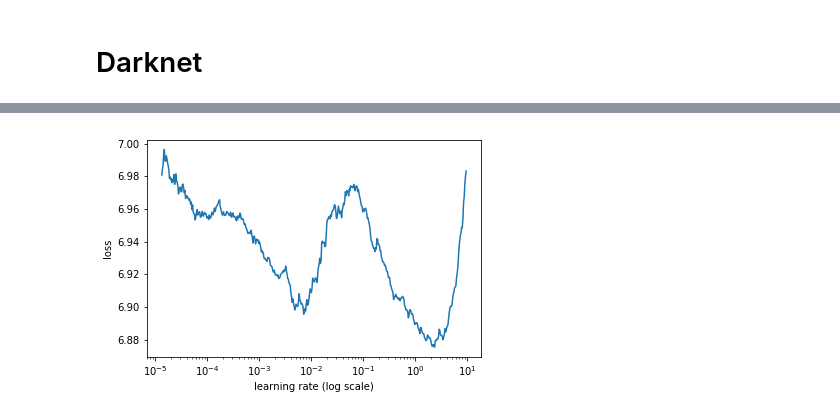
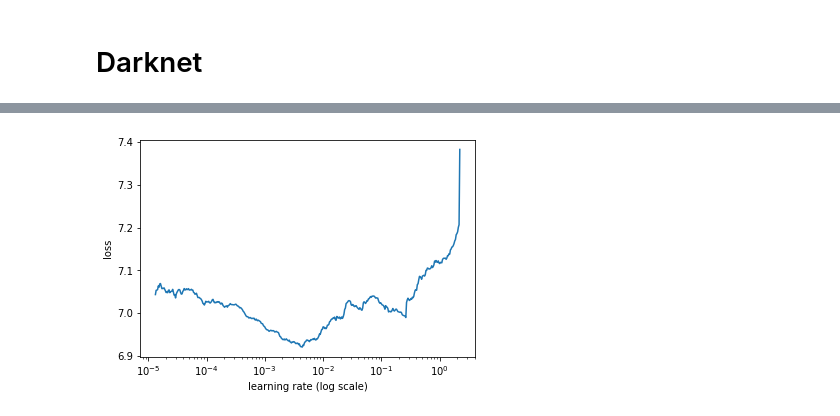
Before and after one commit to sgugger/Deep-Learning, a Jupyter notebook: Resnet 50 and Darknet 53.ipynb, the cells around one changed output, grey strips where cells are left out. Cells and saved outputs as stored; diff of their text form; code cells hidden in the pictures.

```diff
--- a/Resnet 50 and Darknet 53.ipynb
+++ b/Resnet 50 and Darknet 53.ipynb
@@ -245,30 +245,31 @@ preactresnet50 = PreActResNet([3,4,6,3])
 # %% [markdown]
 # Darknet
 # %%
-class ConvBN(nn.Module):#convolutional layer then Batchnorm
-
+class ConvBN(nn.Module):
+    #convolutional layer then Batchnorm
     def __init__(self, ch_in, ch_out, kernel_size = 3, stride=1, padding=0):
         super().__init__()
         self.conv = nn.Conv2d(ch_in, ch_out, kernel_size=kernel_size, stride=stride, padding=padding, bias=False)
-        self.bn = nn.BatchNorm2d(ch_out)
+        self.bn = nn.BatchNorm2d(ch_out, momentum=0.01)
 
     def forward(self, x):
-        return self.bn(self.conv(x))
+        return F.leaky_relu(self.bn(self.conv(x)), negative_slope=0.1)
 # %%
-class DarknetBlock(nn.Module):#The basic blocs.
-
+class DarknetBlock(nn.Module):
+    #The basic blocs.
     def __init__(self, ch_in):
         super().__init__()
         ch_hid = ch_in//2
         self.conv1 = ConvBN(ch_in, ch_hid, kernel_size=1, stride=1, padding=0)
         self.conv2 = ConvBN(ch_hid, ch_in, kernel_size=3, stride=1, padding=1)
+
     def forward(self, x):
-        out = F.leaky_relu(self.conv1(x),0.1)
+        out = self.conv1(x)
         out = self.conv2(out)
-        out += x
-        return F.leaky_relu(out)
+        return out + x
 # %%
-class Darknet(nn.Module):#Table 1 from the YOLOv3 paper
+class Darknet(nn.Module):
+    #Replicates the table 1 from the YOLOv3 paper
     def __init__(self, num_blocks, num_classes=1000):
         super().__init__()
         self.conv = ConvBN(3, 32, kernel_size=3, stride=1, padding=1)
@@ -280,13 +281,13 @@ class Darknet(nn.Module):#Table 1 from the YOLOv3 paper
         self.linear = nn.Linear(1024, num_classes)
 
     def make_group_layer(self, ch_in, num_blocks, stride=1):
-        layers = [ConvBN(ch_in,ch_in*2,kernel_size=3, stride=stride, padding=1)]
+        layers = [ConvBN(ch_in,ch_in*2,stride=stride)]
         for i in range(num_blocks):
             layers.append(DarknetBlock(ch_in*2))
         return nn.Sequential(*layers)
 
     def forward(self, x):
-        out = F.leaky_relu(self.conv(x),0.1)
+        out = self.conv(x)
         out = self.layer1(out)
         out = self.layer2(out)
         out = self.layer3(out)
@@ -329,5 +328,5 @@ epoch      trn_loss   val_loss   accuracy
 # %%
-learn.sched.plot(10,1)
+learn.sched.plot(10,5)
 # %% [output]
-[figure, old version]
+[figure, new version]
 # %%
```
Also changed, not shown: parts of 6 cells of this notebook.
